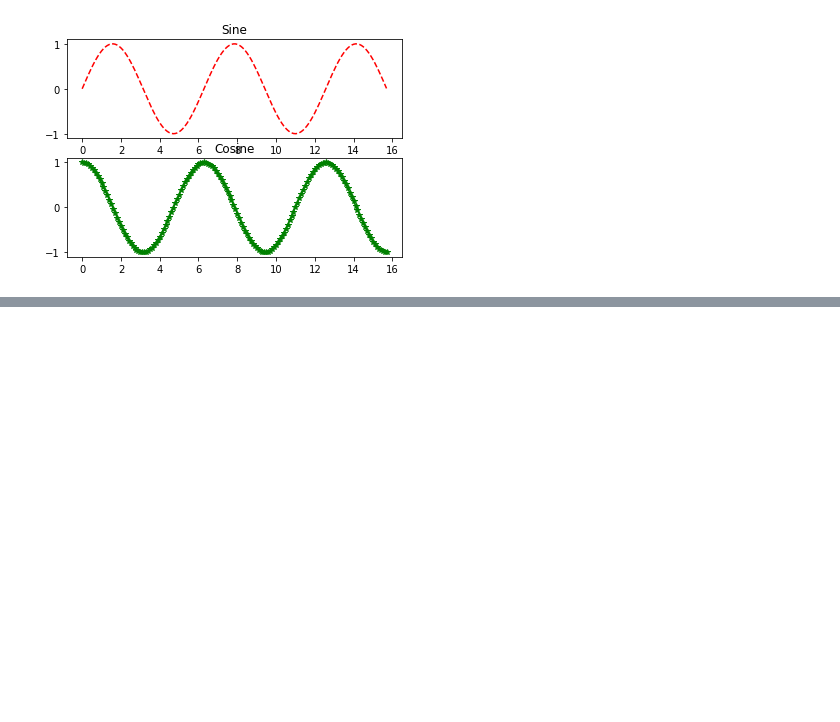
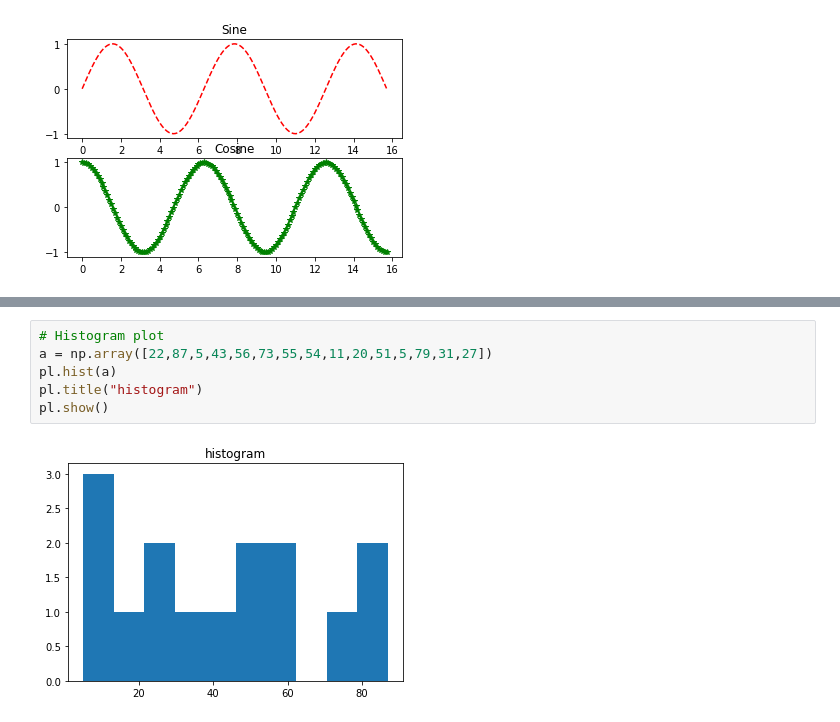
Before and after one commit to pratikkumar399/Pythonpractice, a Jupyter notebook: matplotlibrary.ipynb, the cells around one changed output, grey strips where cells are left out. Saved outputs shown, nothing was run; the diff lists cells and outputs as text; blank space fills up the shorter version.

```diff
--- a/matplotlibrary.ipynb
+++ b/matplotlibrary.ipynb
@@ -125,0 +143,8 @@ pl.show()
+# %%
+# Histogram plot
+a = np.array([22,87,5,43,56,73,55,54,11,20,51,5,79,31,27])
+pl.hist(a)
+pl.title("histogram")
+pl.show()
+# %% [output]
+[figure, added]
```
Also changed, not shown: parts of 1 cell of this notebook, 10 other files.
